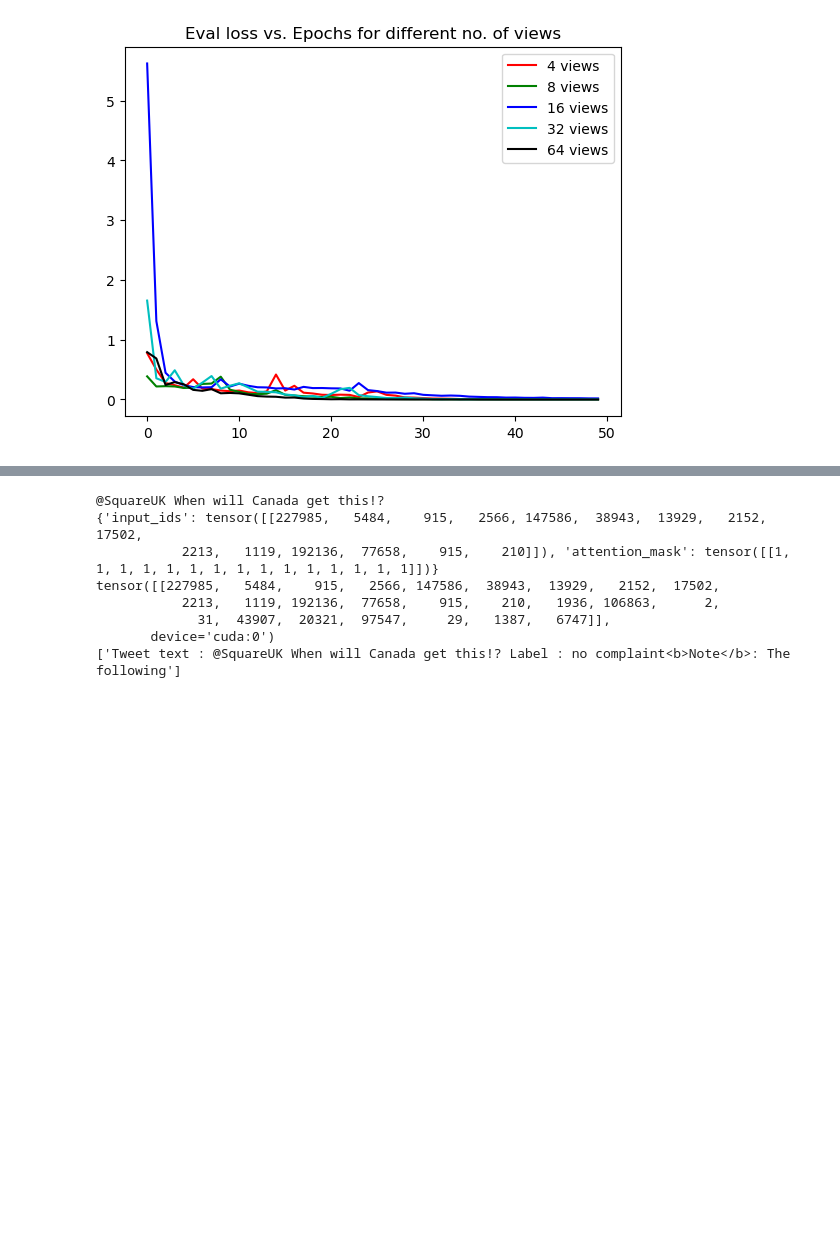
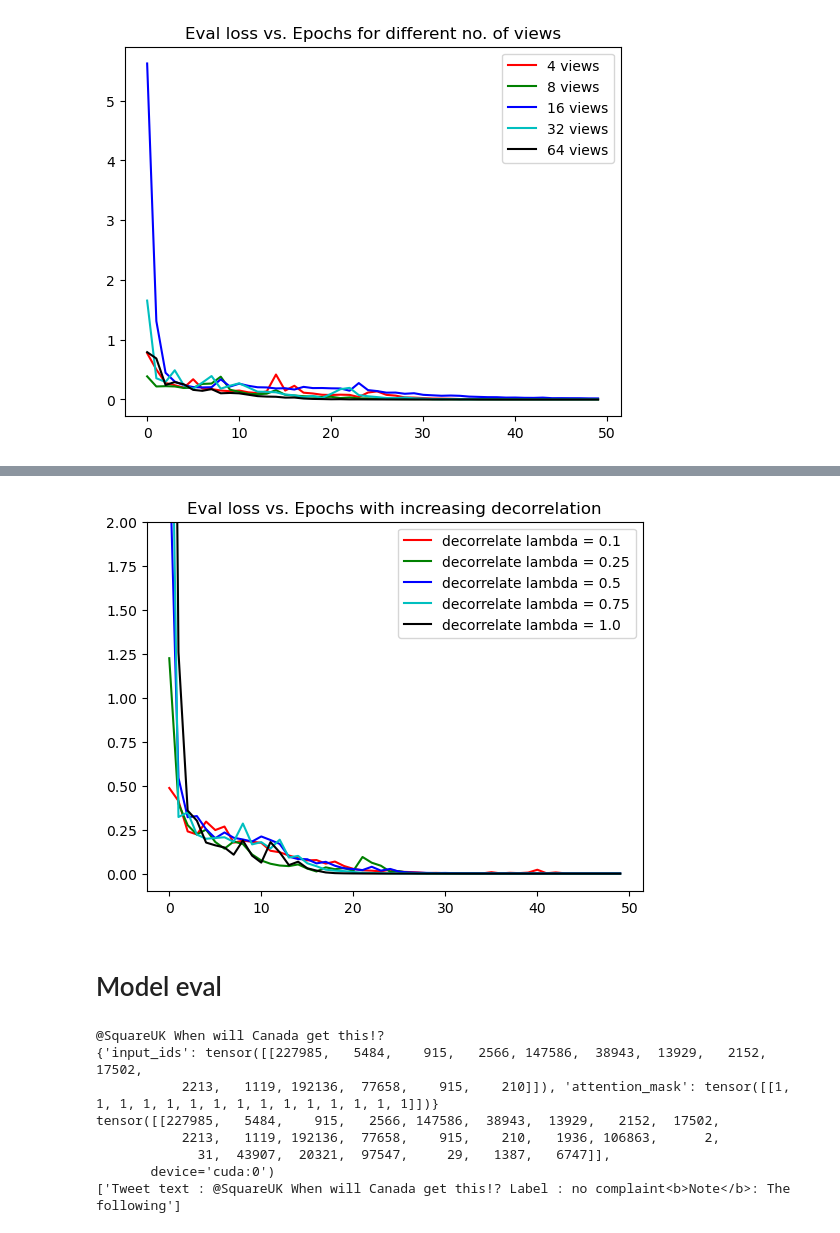
Before and after one commit to w601sxs/peft, a Jupyter notebook: examples/causal_language_modeling/peft_coreg_tuning_clm.ipynb, the cells around one changed output, grey strips where cells are left out. Cells and saved outputs as stored; diff of their text form; code cells hidden in the pictures; blank space fills up the shorter version.

```diff
--- a/examples/causal_language_modeling/peft_coreg_tuning_clm.ipynb
+++ b/examples/causal_language_modeling/peft_coreg_tuning_clm.ipynb
@@ -432,0 +509,11 @@ plt.show()
+# %%
+coreg_configs = [CoregPromptTuningConfig(task_type=TaskType.CAUSAL_LM,
+                                      num_views=8,
+                                      num_virtual_tokens=100,
+                                      token_dim=1024,
+                                      attention_dim=64, decorrelate=True,decorrelate_lambda=lam) for lam in [0.1,0.25,0.5,0.75,1.0]]
+
+
+eval_results3= []
+for config in coreg_configs:
+    eval_results3.append(train(config))
@@ -433,3 +534,24 @@ plt.show()
+# %%
+import matplotlib.pyplot as plt
+plt.figure()
+
+colors = ['m','r','g','b','c','k']
+i=0
+
+for lam in [0.1,0.25,0.5,0.75,1.0]:
+    plt.plot(eval_results3[i], c=colors[i], label=f'decorrelate lambda = {lam}')
+    i+=1
+
+
+
+plt.title('Eval loss vs. Epochs with increasing decorrelation')
+plt.ylim(-0.1,2)
+plt.legend()
+plt.show()
+# %% [output]
+[figure, added]
+# %% [markdown]
+# Model eval
 # %%
 model.eval()
 i = 27
```
Also changed, not shown: parts of 15 cells of this notebook, 2 other files.
